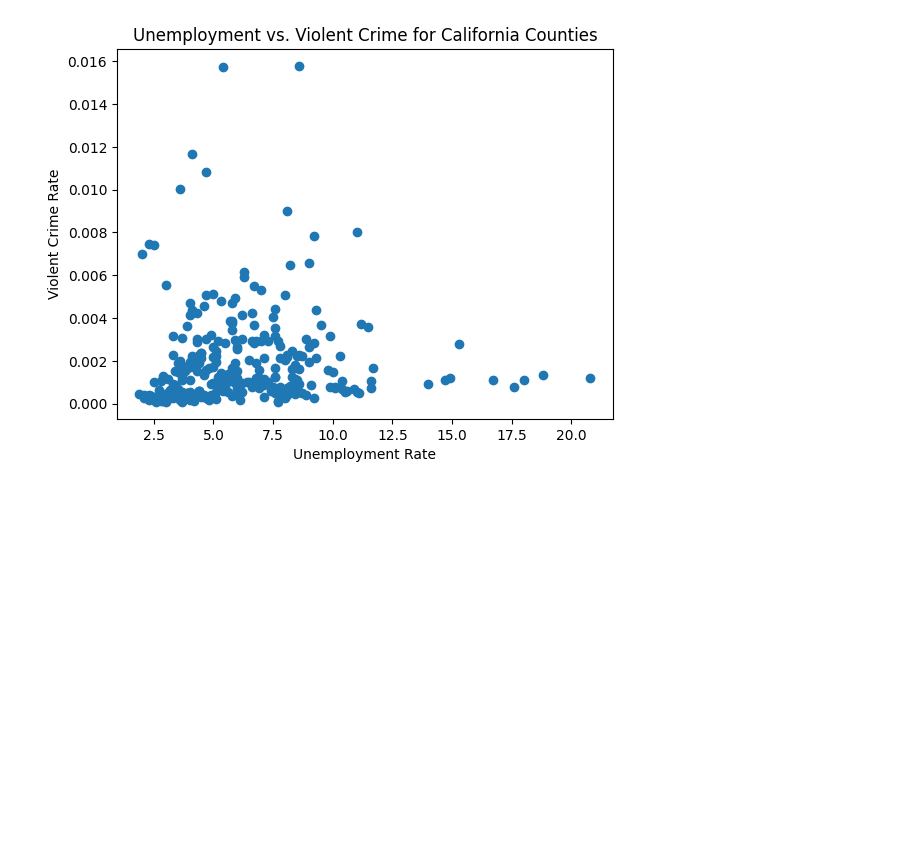
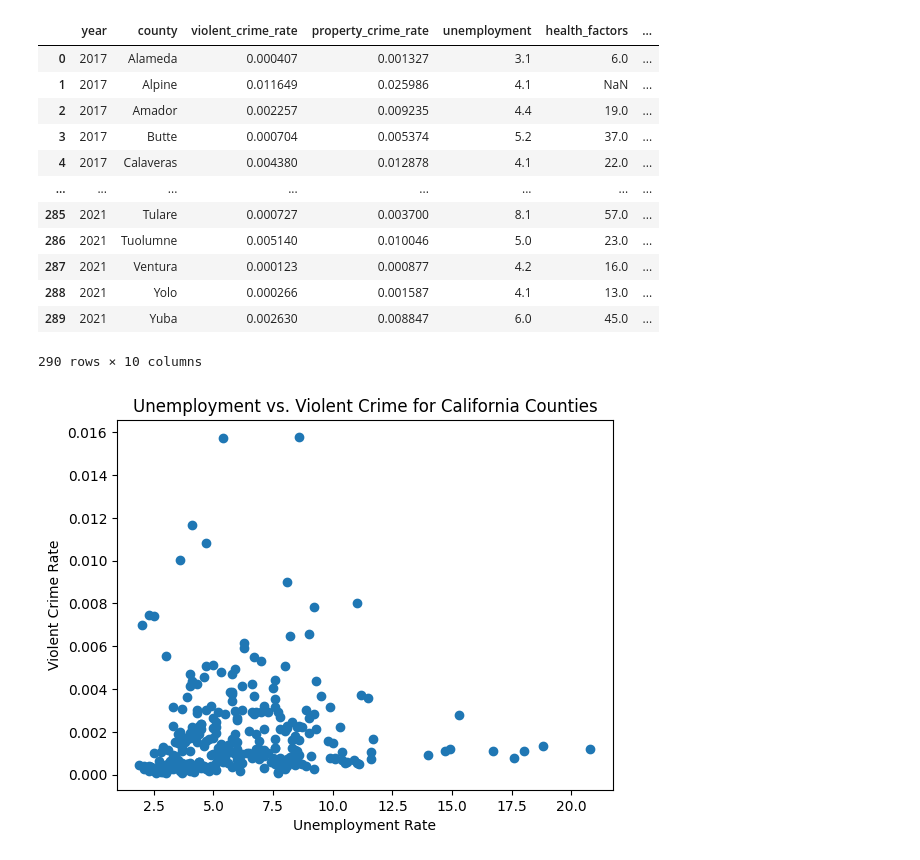
Before and after one commit to stanford-decarceration-collective/stanford-decarceration-collective, a Jupyter notebook: notebooks/crime_correlation/linear_regression_prep.ipynb, the cells around one changed output. Saved outputs shown, nothing was run; the diff lists cells and outputs as text; code cells hidden in the pictures; blank space fills up the shorter version.

```diff
--- a/notebooks/crime_correlation/linear_regression_prep.ipynb
+++ b/notebooks/crime_correlation/linear_regression_prep.ipynb
@@ -76,6 +102,22 @@ def plot_rates(x, y, title, xlabel, ylabel):
     plt.title(title)
     plt.xlabel(xlabel)
     plt.ylabel(ylabel)
+# %%
+clean_data
+# %% [output]
+|  | year | county | violent_crime_rate | property_crime_rate | unemployment | health_factors | ... |
+| 0 | 2017 | Alameda | 0.000407 | 0.001327 | 3.1 | 6.0 | ... |
+| 1 | 2017 | Alpine | 0.011649 | 0.025986 | 4.1 | NaN | ... |
+| 2 | 2017 | Amador | 0.002257 | 0.009235 | 4.4 | 19.0 | ... |
+| 3 | 2017 | Butte | 0.000704 | 0.005374 | 5.2 | 37.0 | ... |
+| 4 | 2017 | Calaveras | 0.004380 | 0.012878 | 4.1 | 22.0 | ... |
+| ... | ... | ... | ... | ... | ... | ... | ... |
+| 285 | 2021 | Tulare | 0.000727 | 0.003700 | 8.1 | 57.0 | ... |
+| 286 | 2021 | Tuolumne | 0.005140 | 0.010046 | 5.0 | 23.0 | ... |
+| 287 | 2021 | Ventura | 0.000123 | 0.000877 | 4.2 | 16.0 | ... |
+| 288 | 2021 | Yolo | 0.000266 | 0.001587 | 4.1 | 13.0 | ... |
+| 289 | 2021 | Yuba | 0.002630 | 0.008847 | 6.0 | 45.0 | ... |
+290 rows × 10 columns
 # %%
 plot_rates(clean_data.unemployment, clean_data.violent_crime_rate,
            "Unemployment vs. Violent Crime for California Counties",
```
Also changed, not shown: parts of 9 cells of this notebook.
